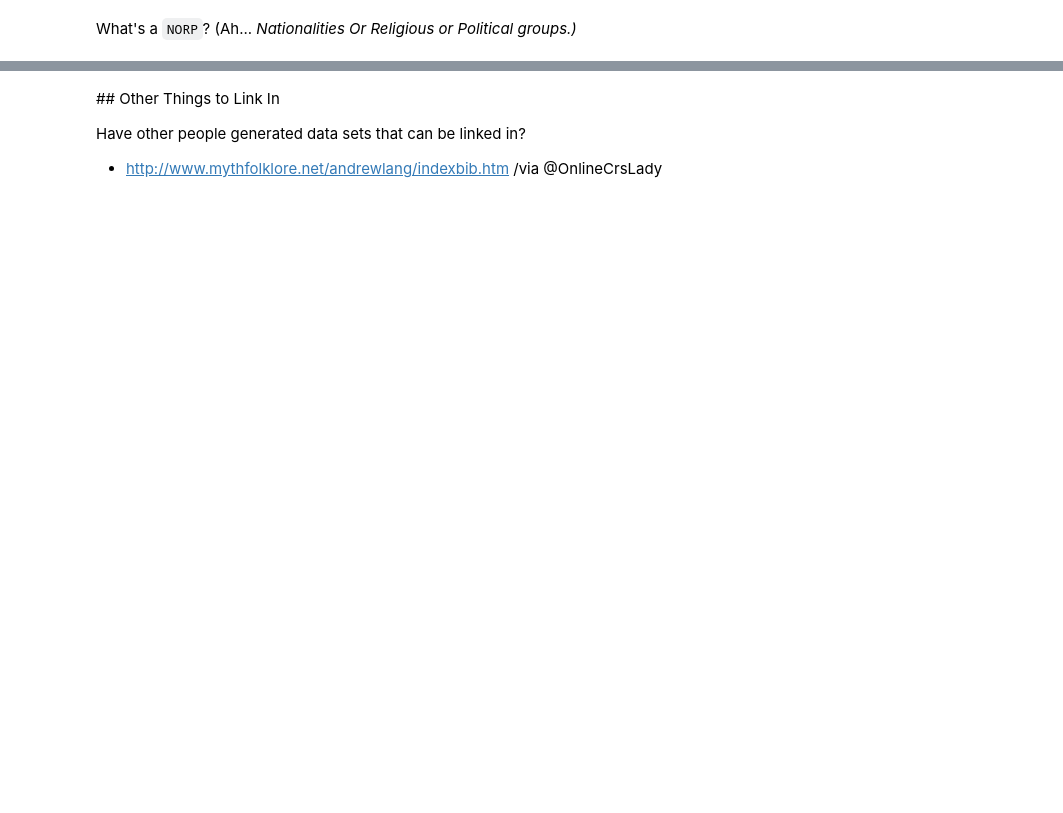
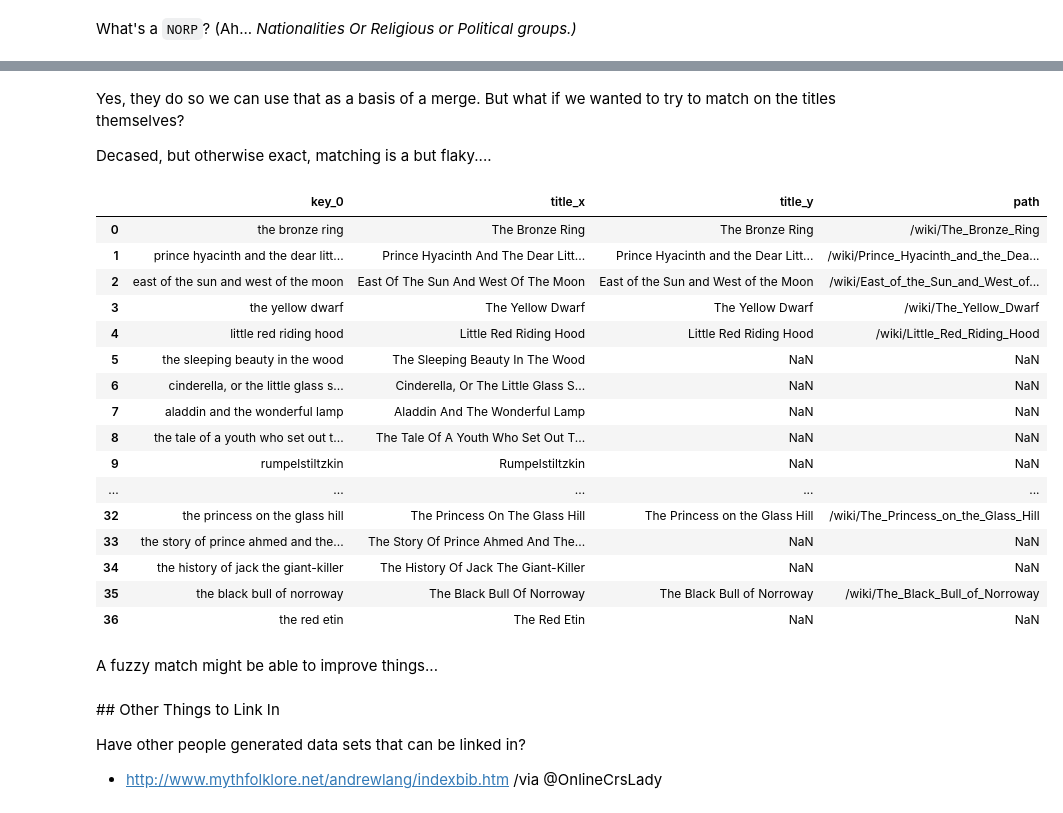
Before and after one commit to psychemedia/lang-fairy-books, a Jupyter notebook: lang-fairy-books-db.ipynb, the cells around one changed output, grey strips where cells are left out. Saved outputs shown, nothing was run; the diff lists cells and outputs as text; code cells hidden in the pictures; blank space fills up the shorter version.

```diff
--- a/lang-fairy-books-db.ipynb
+++ b/lang-fairy-books-db.ipynb
@@ -777,0 +813,7 @@ Name: entity_value, dtype: int64
+# %%
+# Find the span for a particular book
+wp_book_loc =  wp_soup.find("span", id="The_Blue_Fairy_Book_(1889)")
+
+# Then navigate relative to this to get the (linked) story list
+wp_book_stories = wp_book_loc.find_parent().find_next("ul").find_all('li')
+wp_book_stories[:3]
@@ -777,0 +826,4 @@ Name: entity_value, dtype: int64
+# %%
+wp_book_paths = [(li.find("a").get("title"), li.find("a").get("href")) for li in wp_book_stories]
+
+wp_book_paths[:3]
@@ -777,0 +838,10 @@ Name: entity_value, dtype: int64
+# %%
+import pandas as pd
+
+wp_book_paths_wide = []
+
+for item in wp_book_paths:
+    wp_book_paths_wide.append( {"title":item[0].strip(), "path":item[1]} )
+
+wp_book_df = pd.DataFrame(wp_book_paths_wide)
+wp_book_df
@@ -777,0 +868,5 @@ Name: entity_value, dtype: int64
+# %%
+q = "SELECT book, title, chapter_order FROM books WHERE book='The Blue Fairy Book' ORDER BY chapter_order ASC"
+df_blue = pd.read_sql(q, conn)
+
+df_blue.head()
@@ -777,0 +902,29 @@ Name: entity_value, dtype: int64
+# %% [markdown]
+Yes, they do so we can use that as a basis of a merge. But what if we wanted to try to match on the titles themselves?
+
+Decased, but otherwise exact, matching is a but flaky....
+# %%
+pd.merge(df_blue["title"], wp_book_df,
+         left_on=df_blue["title"].str.lower(),
+         right_on=wp_book_df["title"].str.lower(),
+         how ="left" )
+# %% [output]
+|  | key_0 | title_x | title_y | path |
+| 0 | the bronze ring | The Bronze Ring | The Bronze Ring | /wiki/The_Bronze_Ring |
+| 1 | prince hyacinth and the dear litt... | Prince Hyacinth And The Dear Litt... | Prince Hyacinth and the Dear Litt... | /wiki/Prince_Hyacinth_and_the_Dea... |
+| 2 | east of the sun and west of the moon | East Of The Sun And West Of The Moon | East of the Sun and West of the Moon | /wiki/East_of_the_Sun_and_West_of... |
+| 3 | the yellow dwarf | The Yellow Dwarf | The Yellow Dwarf | /wiki/The_Yellow_Dwarf |
+| 4 | little red riding hood | Little Red Riding Hood | Little Red Riding Hood | /wiki/Little_Red_Riding_Hood |
+| 5 | the sleeping beauty in the wood | The Sleeping Beauty In The Wood | NaN | NaN |
+| 6 | cinderella, or the little glass s... | Cinderella, Or The Little Glass S... | NaN | NaN |
+| 7 | aladdin and the wonderful lamp | Aladdin And The Wonderful Lamp | NaN | NaN |
+| 8 | the tale of a youth who set out t... | The Tale Of A Youth Who Set Out T... | NaN | NaN |
+| 9 | rumpelstiltzkin | Rumpelstiltzkin | NaN | NaN |
+| ... | ... | ... | ... | ... |
+| 32 | the princess on the glass hill | The Princess On The Glass Hill | The Princess on the Glass Hill | /wiki/The_Princess_on_the_Glass_Hill |
+| 33 | the story of prince ahmed and the... | The Story Of Prince Ahmed And The... | NaN | NaN |
+| 34 | the history of jack the giant-killer | The History Of Jack The Giant-Killer | NaN | NaN |
+| 35 | the black bull of norroway | The Black Bull Of Norroway | The Black Bull of Norroway | /wiki/The_Black_Bull_of_Norroway |
+| 36 | the red etin | The Red Etin | NaN | NaN |
+# %% [markdown]
+A fuzzy match might be able to improve things...
```
Also changed, not shown: parts of 85 cells of this notebook.
